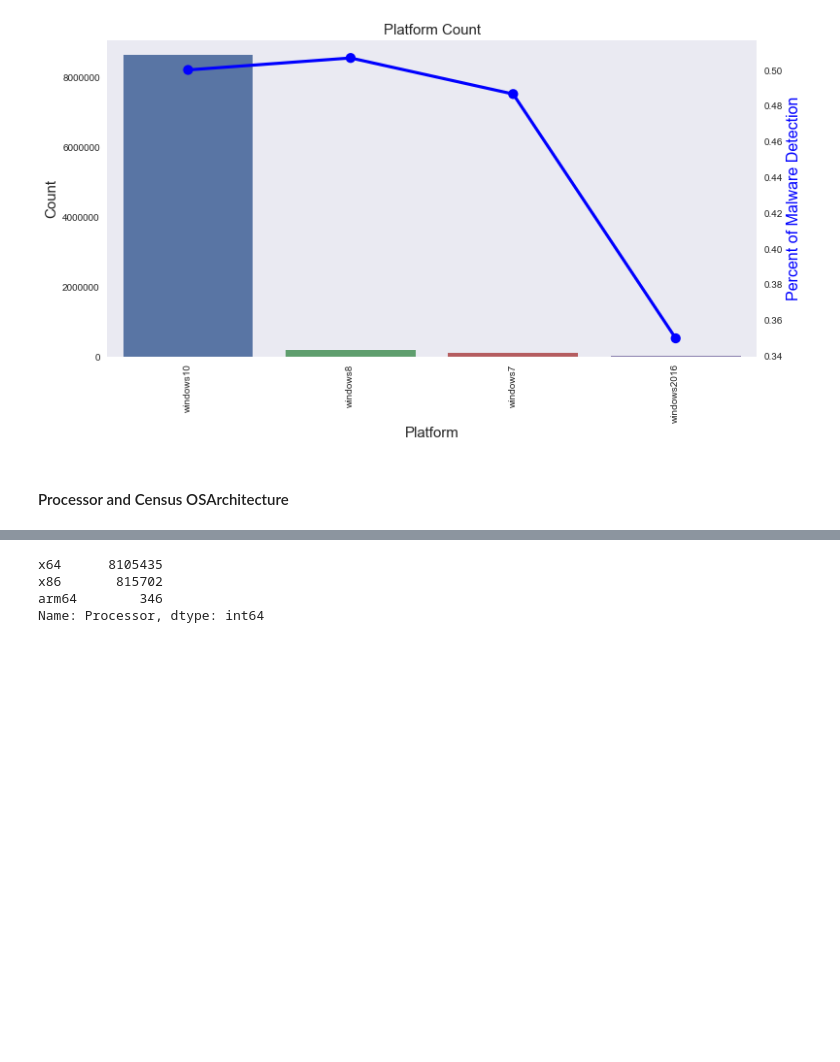
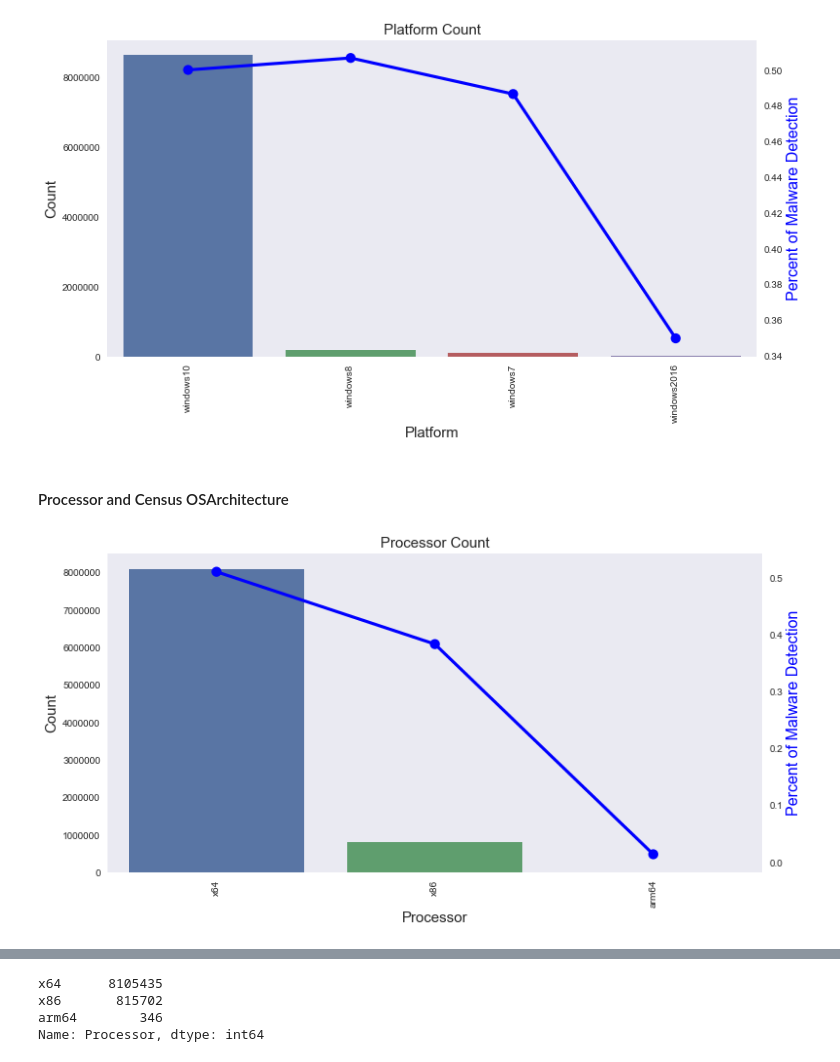
Before and after one commit to jacquelineguo/DS_Capstone_2, a Jupyter notebook: Capstone_Project_Microsoft_Malware_Prediction.ipynb, the cells around one changed output, grey strips where cells are left out. Drawn from its saved outputs; the diff is of its cells as text; code cells hidden in the pictures; blank space fills up the shorter version.

```diff
--- a/Capstone_Project_Microsoft_Malware_Prediction.ipynb
+++ b/Capstone_Project_Microsoft_Malware_Prediction.ipynb
@@ -353,3 +367,7 @@ plot_category_bar_with_percent_line(col)
 [figure]
 # %% [markdown]
 #### Processor and Census OSArchitecture
+# %%
+plot_category_bar_with_percent_line(cat_features[5])
+# %% [output]
+[figure, added]
```
Also changed, not shown: parts of 10 cells of this notebook, 1 other file.
